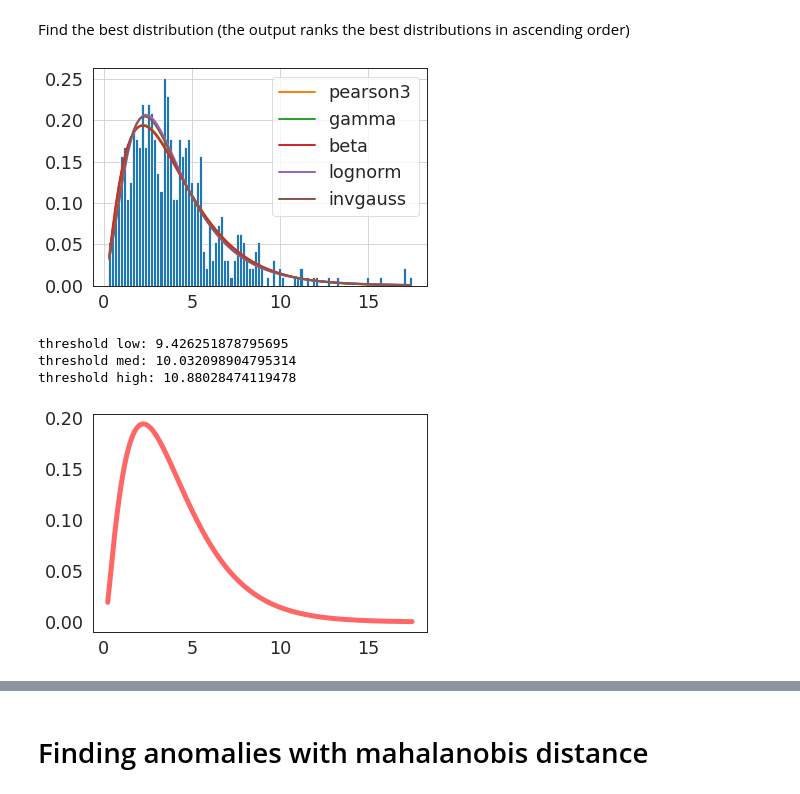
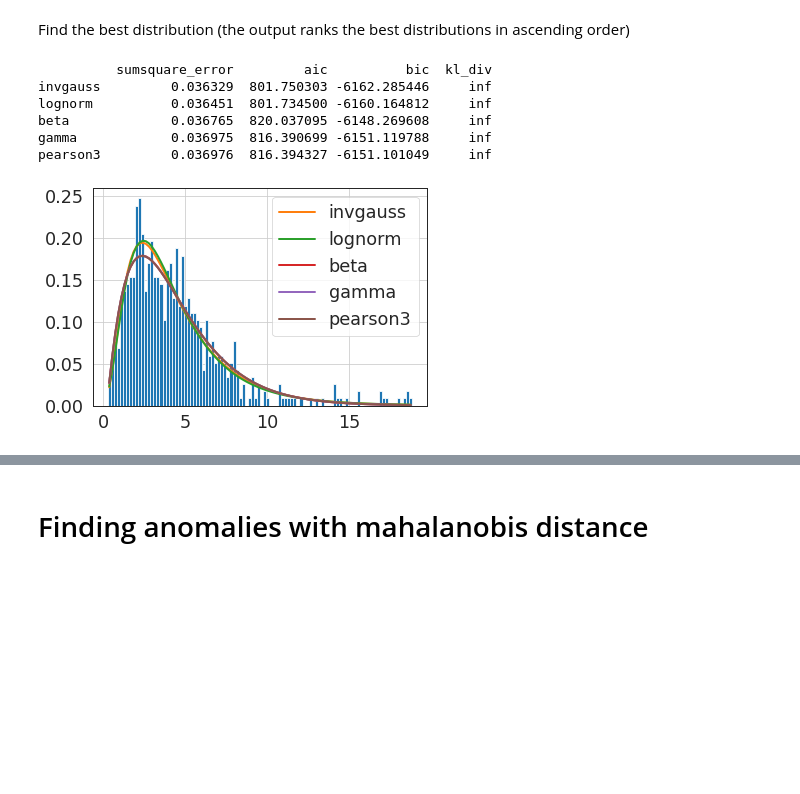
Before and after one commit to marcochisci/Anomaly_detection, a Jupyter notebook: 6hours_AnomalyDetection.ipynb, the cells around one changed output, grey strips where cells are left out. Drawn from its saved outputs; the diff is of its cells as text; code cells hidden in the pictures; blank space fills up the shorter version.

```diff
--- a/6hours_AnomalyDetection.ipynb
+++ b/6hours_AnomalyDetection.ipynb
@@ -76,0 +71,18 @@ plt.tight_layout();
+# %%
+# Plot
+fig, axes = plt.subplots(nrows=5, ncols=2, dpi=120, figsize=(10,6))
+x_ticks = np.arange(0, len(df), 130)
+plt.setp(axes, xticks=x_ticks)
+for i, ax in enumerate(axes.flatten()):
+    data = df[df.columns[i]]
+    ax.bar(data.index, data, color='teal', align='edge', width=1.0)
+    # Decorations
+    ax.set_title(df.columns[i])
+    ax.xaxis.set_ticks_position('none')
+    ax.yaxis.set_ticks_position('none')
+    ax.spines["top"].set_alpha(0)
+    ax.tick_params(labelsize=5)
+    ax.set_xticks(x_ticks)
+
+
+plt.tight_layout();
@@ -76,0 +157,5 @@ plt.tight_layout();
+# %%
+df=df.join(wind_df, how='outer')
+df=df.dropna()
+#there are two index here
+display(df)
@@ -126,7 +245,7 @@ Test for stationarity now
 Finding the best lag for VAR model (if the max_lag value is too high the model may not work)
 # %%
 from statsmodels.tsa.api import VAR
-max_lag = 15
+max_lag = 12
 var_model = VAR(df)
 # select the best lag order
 lag_results = var_model.select_order(max_lag)
@@ -202,46 +316,20 @@ Find the best distribution (the output ranks the best distributions in ascending
 # %%
 er = new_errors_df["errors"].values
 er_min=min(er)
 er_max=max(er)
 f = Fitter(er,
            distributions=['weibull_min','norm','weibull_max','beta',
               'invgauss','uniform','gamma','expon',
               'lognorm','pearson3','triang'])
 f.fit()
-f.summary()
-pearson_param=f.fitted_param["pearson3"]
+print(f.summary())
+distribution= f.summary().index[0]
+param=f.fitted_param[distribution]
 # %% [output]
+          sumsquare_error         aic          bic  kl_div
+invgauss         0.036329  801.750303 -6162.285446     inf
+lognorm          0.036451  801.734500 -6160.164812     inf
+beta             0.036765  820.037095 -6148.269608     inf
+gamma            0.036975  816.390699 -6151.119788     inf
+pearson3         0.036976  816.394327 -6151.101049     inf
-[figure, old version]
+[figure, new version]
-# %%
-from scipy.stats import pearson3
-import matplotlib.pyplot as plt
-fig, ax = plt.subplots(1, 1)
-
-skew = pearson_param[0]
-loc, scale = pearson_param[1], pearson_param[2]
-
-#graph to test if the parameters are correct
-x = np.linspace(er_min,er_max, 1000)
-ax.plot(x, pearson3.pdf(x, skew, loc, scale),
-       'r-', lw=5, alpha=0.6, label='invgauss pdf')
-
-# using the cdf
-found=0
-for i in x:
-  if ((pearson3.cdf(i,skew, loc, scale)>0.96) & (found<1)):
-    threshold_l=i
-    found=1
-  if ((pearson3.cdf(i,skew, loc, scale)>0.97) & (found<2)):
-    threshold_m=i
-    found=2
-  if ((pearson3.cdf(i,skew, loc, scale)>0.98) & (found<3)):
-    threshold_h=i
-    found=3
-print('threshold low: '+str(threshold_l))
-print('threshold med: '+str(threshold_m))
-print('threshold high: '+str(threshold_h))
-# %% [output]
-threshold low: 9.426251878795695
-threshold med: 10.032098904795314
-threshold high: 10.88028474119478
-[figure, removed]
```
Also changed, not shown: parts of 214 cells of this notebook.
